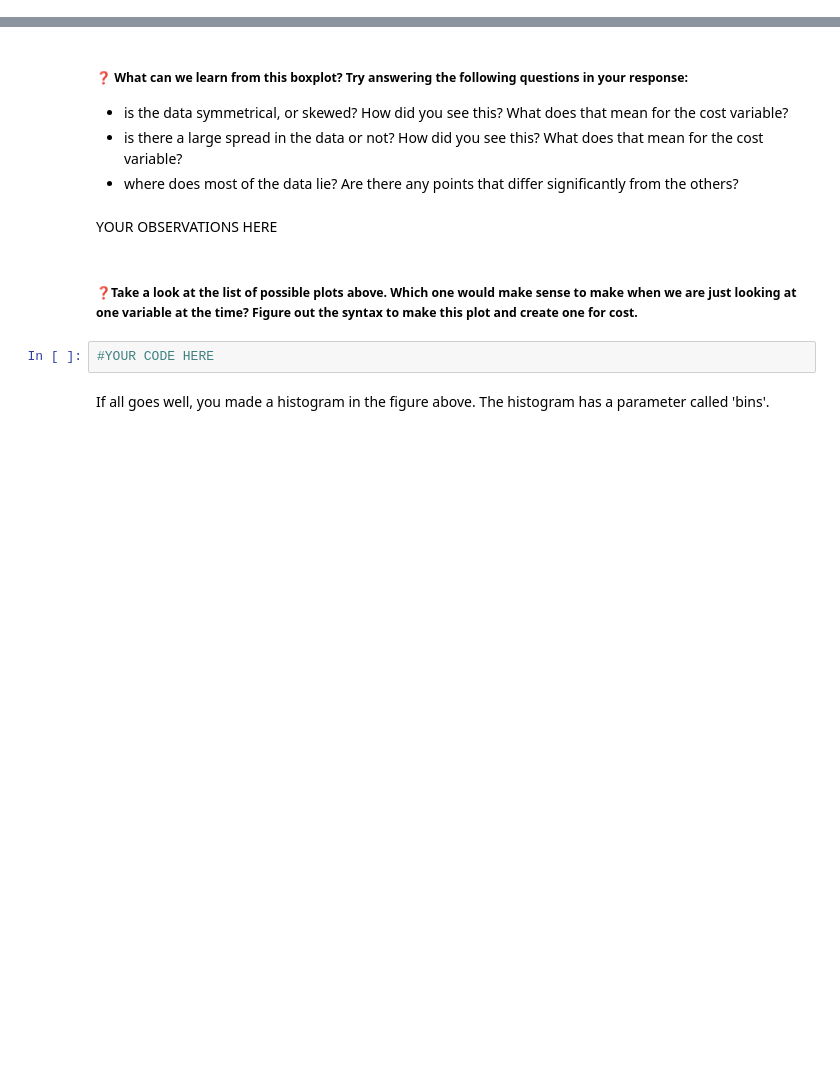
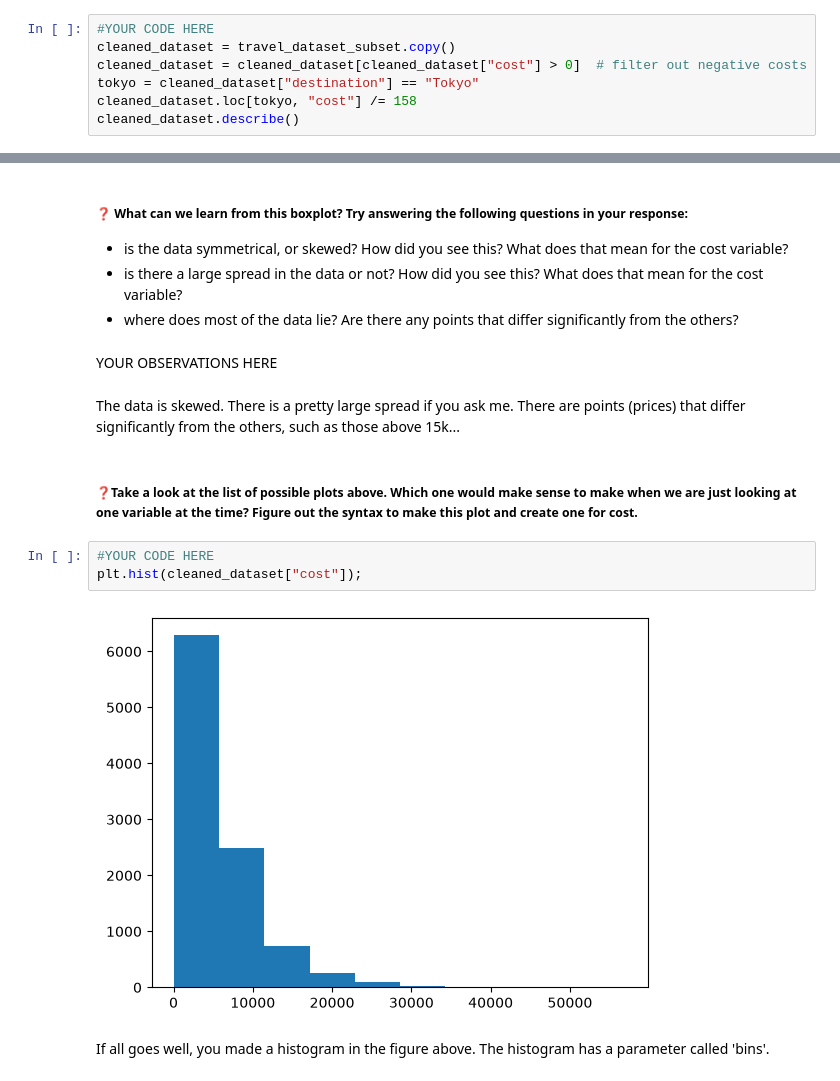
Before and after one commit to ManoahKinnaert/DAML, a Jupyter notebook: lab2/lab_2_exploring_data_pandas.ipynb, the cells around one changed output, grey strips where cells are left out. Saved outputs shown, nothing was run; the diff lists cells and outputs as text; blank space fills up the shorter version.

```diff
--- a/lab2/lab_2_exploring_data_pandas.ipynb
+++ b/lab2/lab_2_exploring_data_pandas.ipynb
@@ -337,0 +542,7 @@ It is a good habit to make a copy before you change your data. If you don't do t
+# %%
+#YOUR CODE HERE
+cleaned_dataset = travel_dataset_subset.copy()
+cleaned_dataset = cleaned_dataset[cleaned_dataset["cost"] > 0]  # filter out negative costs
+tokyo = cleaned_dataset["destination"] == "Tokyo"
+cleaned_dataset.loc[tokyo, "cost"] /= 158
+cleaned_dataset.describe()
@@ -448,10 +699,15 @@ The range between Q3 and Q1 is known as the Interquartile Range (IQR). Beyond th
 * where does most of the data lie? Are there any points that differ significantly from the others?
 # %% [markdown]
 YOUR OBSERVATIONS HERE
+# %% [markdown]
+The data is skewed. There is a pretty large spread if you ask me. There are points (prices) that differ significantly from the others, such as those above 15k...
 # %% [markdown]
 ##### ❓Take a look at the list of possible plots above. Which one would make sense to make when we are just looking at one variable at the time? Figure out the syntax to make this plot and create one for cost.
 # %%
 #YOUR CODE HERE
+plt.hist(cleaned_dataset["cost"]);
+# %% [output]
+[figure, added]
 # %% [markdown]
 If all goes well, you made a histogram in the figure above. The histogram has a parameter called 'bins'.
 # %% [markdown]
```
Also changed, not shown: parts of 50 cells of this notebook.
